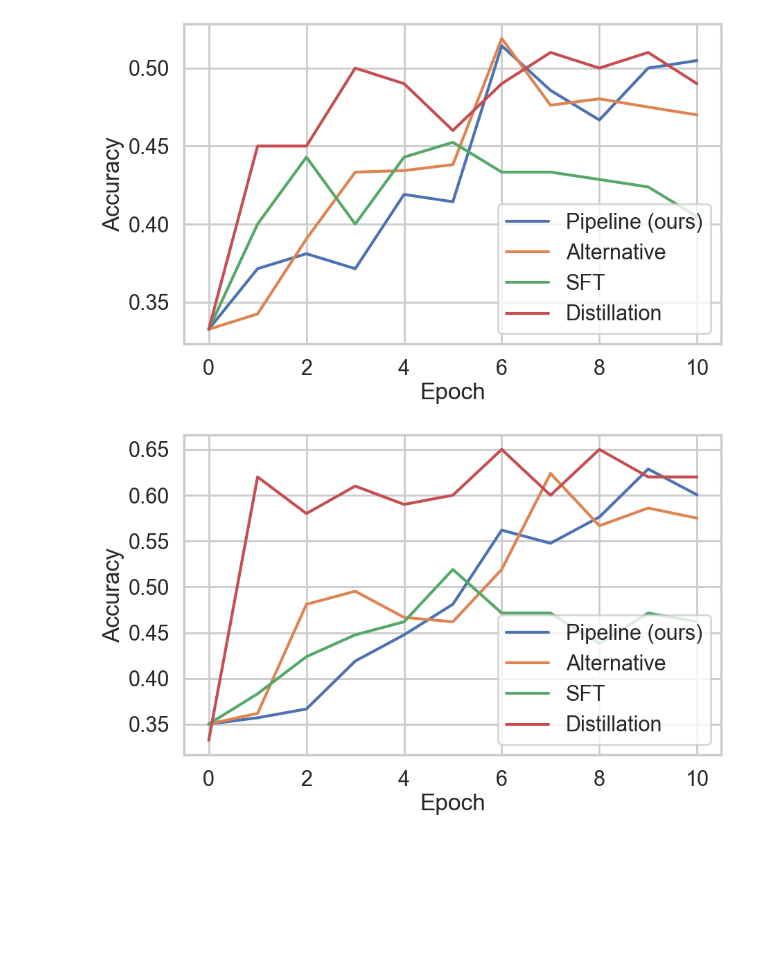
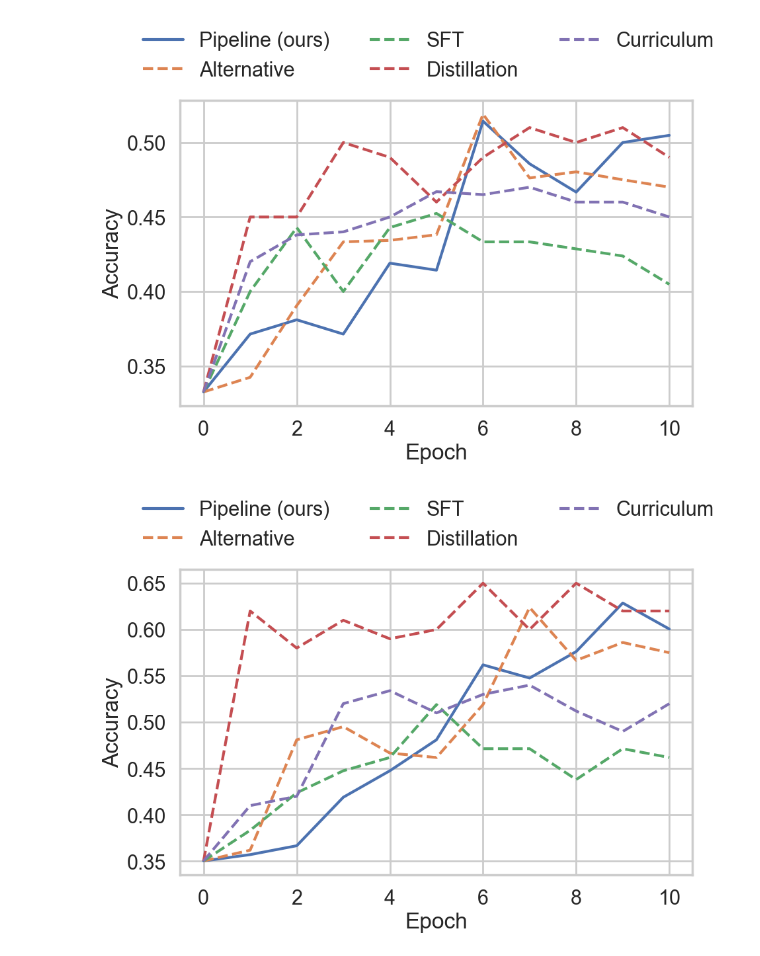
Before and after one commit to aigoncharov/complexity-aware-fine-tuning, a Jupyter notebook: src/analysis/pipeline_training/mmlu_pipeline_vs_alt_vs_sft.ipynb, the cells around one changed output. Saved outputs shown, nothing was run; the diff lists cells and outputs as text; code cells hidden in the pictures; blank space fills up the shorter version.

```diff
--- a/src/analysis/pipeline_training/mmlu_pipeline_vs_alt_vs_sft.ipynb
+++ b/src/analysis/pipeline_training/mmlu_pipeline_vs_alt_vs_sft.ipynb
@@ -10,43 +10,47 @@ sns.set_context("poster")
 epochs = np.linspace(0, 10, 11)
 
 # Data from wandb
 qwen_pipeline = [0.332574, 0.3714, 0.381, 0.3714, 0.419, 0.4143, 0.5143, 0.4857, 0.4667, 0.50, 0.5048]
 qwen_alt = [0.332574, 0.3424, 0.3905, 0.4333, 0.4343, 0.4381, 0.519, 0.4762, 0.4803, 0.475, 0.47]
 qwen_full_sft = [0.332574, 0.40, 0.4429, 0.40, 0.4429, 0.4524, 0.4333, 0.4333, 0.4286, 0.4238, 0.4048]
 qwen_full_distill = [0.332574, 0.45, 0.45, 0.50, 0.49, 0.46, 0.49, 0.51, 0.50, 0.51, 0.49]
+qwen_sft_curriculum = [0.332574, 0.42, 0.438, 0.44, 0.45, 0.467, 0.465, 0.47, 0.46, 0.46, 0.45]
 
 phi_pipeline = [0.3503, 0.3571, 0.3667, 0.419, 0.4476, 0.481, 0.5619, 0.5476, 0.5762, 0.6286, 0.6005]
 phi_alt = [0.3503, 0.3619, 0.481, 0.4952, 0.4667, 0.4619, 0.519, 0.6238, 0.5667, 0.586, 0.575]
 phi_full_sft = [0.3503, 0.3833, 0.4238, 0.4476, 0.4619, 0.519, 0.4714, 0.4714, 0.4381, 0.4714, 0.4619]
-phi_full_distill = [0.332574, 0.62, 0.58, 0.61, 0.59, 0.60, 0.65, 0.60, 0.65, 0.62, 0.62]
+phi_full_distill = [0.3503, 0.62, 0.58, 0.61, 0.59, 0.60, 0.65, 0.60, 0.65, 0.62, 0.62]
+phi_sft_curriculum = [0.3503, 0.41, 0.42, 0.52, 0.534, 0.51, 0.53, 0.54, 0.512, 0.49, 0.52]
 
-plt.figure(figsize=(10, 6))
+fig = plt.figure(figsize=(10, 6))
 
 plt.plot(epochs, qwen_pipeline, label="Pipeline (ours)")
-plt.plot(epochs, qwen_alt, label="Alternative")
-plt.plot(epochs, qwen_full_sft, label="SFT")
-plt.plot(epochs, qwen_full_distill, label="Distillation")
+plt.plot(epochs, qwen_alt, label="Alternative", linestyle="dashed")
+plt.plot(epochs, qwen_full_sft, label="SFT", linestyle="dashed")
+plt.plot(epochs, qwen_full_distill, label="Distillation", linestyle="dashed")
+plt.plot(epochs, qwen_sft_curriculum, label="Curriculum", linestyle="dashed")
 
 plt.xlabel("Epoch")
 plt.ylabel("Accuracy")
 
-plt.legend()
+fig.legend(loc="outside upper center", bbox_to_anchor=(0.5, 1.1), ncol=3, frameon=False)
 plt.savefig("../../../artifacts/pipeline/qwen_pipeline.pdf", bbox_inches="tight")
 plt.show()
 
-plt.figure(figsize=(10, 6))
+fig = plt.figure(figsize=(10, 6))
 
 plt.plot(epochs, phi_pipeline, label="Pipeline (ours)")
-plt.plot(epochs, phi_alt, label="Alternative")
-plt.plot(epochs, phi_full_sft, label="SFT")
-plt.plot(epochs, phi_full_distill, label="Distillation")
+plt.plot(epochs, phi_alt, label="Alternative", linestyle="dashed")
+plt.plot(epochs, phi_full_sft, label="SFT", linestyle="dashed")
+plt.plot(epochs, phi_full_distill, label="Distillation", linestyle="dashed")
+plt.plot(epochs, phi_sft_curriculum, label="Curriculum", linestyle="dashed")
 
 plt.xlabel("Epoch")
 plt.ylabel("Accuracy")
 
-plt.legend()
+fig.legend(loc="outside upper center", bbox_to_anchor=(0.5, 1.1), ncol=3, frameon=False)
 plt.savefig("../../../artifacts/pipeline/phi_pipeline.pdf", bbox_inches="tight")
 plt.show()
 # %% [output]
-[figure, old version]
+[figure, new version]
-[figure, old version]
+[figure, new version]
```
Also changed, not shown: 2 other files.
